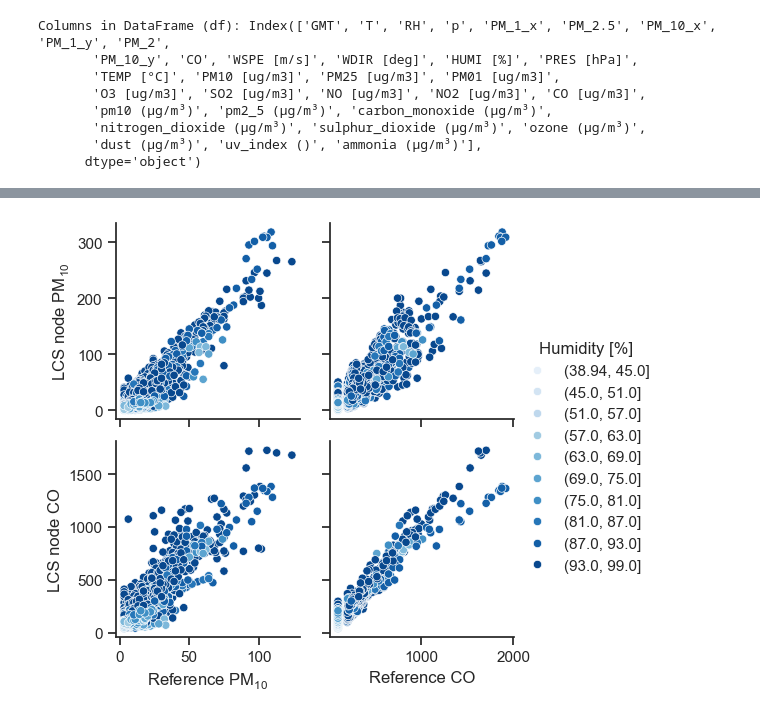
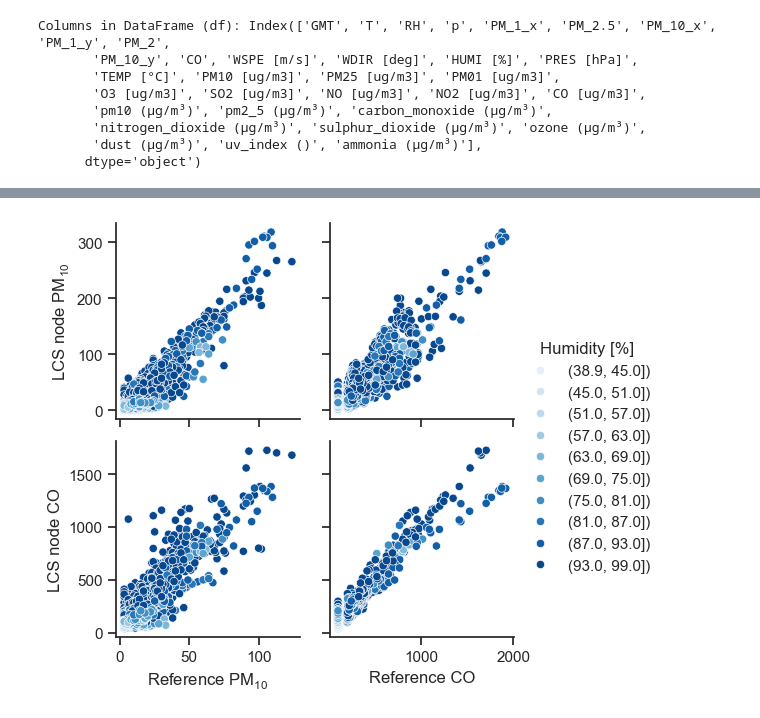
Before and after one commit to vn-hub/kolok_winter, a Jupyter notebook: Winter_Eval_ExtendExplor.ipynb, the cells around one changed output, grey strips where cells are left out. Saved outputs shown, nothing was run; the diff lists cells and outputs as text; code cells hidden in the pictures.

```diff
--- a/Winter_Eval_ExtendExplor.ipynb
+++ b/Winter_Eval_ExtendExplor.ipynb
@@ -291,9 +291,13 @@ df.rename(columns={
     'PM01 [ug/m3]': 'Reference $PM_1$',
     'O3 [ug/m3]': 'Reference $O_3$',
     'NO2 [ug/m3]': 'Reference $NO_2$',
+    'SO2 [ug/m3]': 'Reference $SO_2$',
     'CO [ug/m3]': 'Reference CO',
+    'TEMP [°C]': 'Temperature [°C]',
+    'HUMI [%]': 'Rel. humidity [%]',
+    'WSPE [m/s]': 'Wind speed [m/s]',
     'pm10 (μg/m³)': 'CAMS model $PM_{10}$',
-    'pm2_5 (μg/m³)': 'CAMS model $PM_{2.5}$',
+    'pm2_5 (μg/m³)': 'Reference $NO_2$''CAMS model $PM_{2.5}$',
     'carbon_monoxide (μg/m³)': 'CAMS model CO',
     'nitrogen_dioxide (μg/m³)': 'CAMS model $NO_2$',
     'ozone (μg/m³)': 'CAMS model $O_3$'}, inplace=True)
@@ -410,11 +427,11 @@ plt.show()
 # %%
 # Round the temperature and humidity values to the nearest integer
-df['TEMP [°C]'] = df['TEMP [°C]'].round(0)
-df["HUMI [%]"] = df["HUMI [%]"].round(0)
+df['Temperature [°C]'] = df['Temperature [°C]'].round(0)
+df["Rel. humidity [%]"] = df["Rel. humidity [%]"].round(0)
 
 # Bin the rounded temperature and humidity values
-df['Temperature [°C]'] = pd.cut(df['TEMP [°C]'], bins=10)
-df["Humidity [%]"] = pd.cut(df["HUMI [%]"], bins=10)
+df['Temperature [°C]'] = pd.cut(df['Temperature [°C]'], bins=10)
+df["Humidity [%]"] = pd.cut(df["Rel. humidity [%]"], bins=10)
 # %%
 # Vykreslení párového grafu s vybranými řádky/sloupci pomocí PairGrid
 g = sns.PairGrid(
@@ -444,5 +476,20 @@ kor_g.map(sns.scatterplot)
 # kor_g.map_lower(sns.kdeplot)
 # kor_g.map_diag(sns.kdeplot)
 kor_g.add_legend()
+
+# Manually set the legend labels
+for text in kor_g._legend.texts:
+    try:
+        # Split the range string and round the minimum value
+        range_str = text.get_text().strip('()').split(', ')
+        min_value = round(float(range_str[0]), 1)
+        max_value = range_str[1]  # Keep the max value as is
+        new_label = f'({min_value}, {max_value})'
+        text.set_text(new_label)
+    except ValueError:
+        pass
+
 plt.show()
+
+plt.show()
 # %% [output]
@@ -450,16 +497,31 @@ plt.show()
 # %%
 # Vykreslení párového grafu s vybranými řádky/sloupci pomocí PairGrid
 kor_g = sns.PairGrid(
     df, hue='Humidity [%]', palette="Blues",
     x_vars=['Reference $PM_{10}$','Reference CO'],
     y_vars=['LCS node $PM_{10}$','LCS node CO']
 )
 
 kor_g.map(sns.scatterplot)
 # kor_g.map_upper(sns.scatterplot# )
 # kor_g.map_lower(sns.kdeplot)
 # kor_g.map_diag(sns.kdeplot)
 kor_g.add_legend()
+
+# Manually set the legend labels
+for text in kor_g._legend.texts:
+    try:
+        # Split the range string and round the minimum value
+        range_str = text.get_text().strip('()').split(', ')
+        min_value = round(float(range_str[0]), 1)
+        max_value = range_str[1]  # Keep the max value as is
+        new_label = f'({min_value}, {max_value})'
+        text.set_text(new_label)
+    except ValueError:
+        pass
+
 plt.show()
+
+plt.show()
 # %% [output]
-[figure, old version]
+[figure, new version]
```
Also changed, not shown: parts of 8 cells of this notebook.
